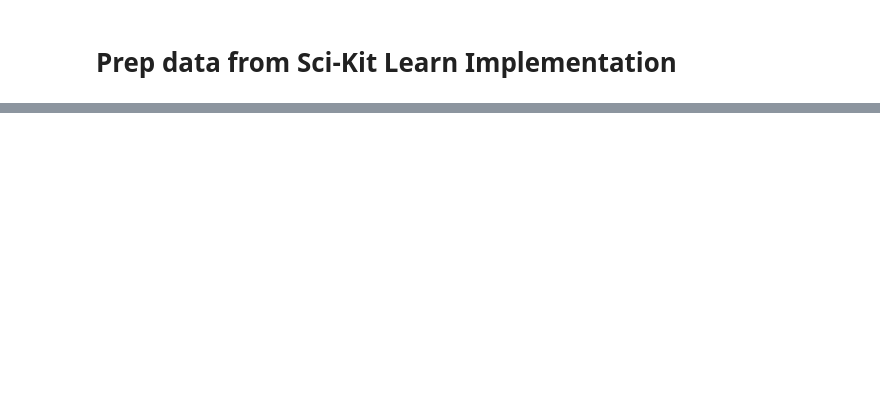
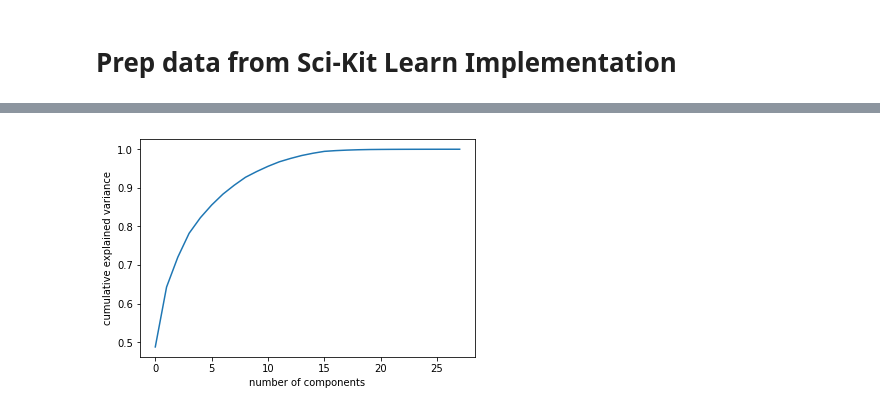
Before and after one commit to jyee11/NFL-Quarterback-Clustering, a Jupyter notebook: NFL_Report.ipynb, the cells around one changed output, grey strips where cells are left out. Saved outputs shown, nothing was run; the diff lists cells and outputs as text; code cells hidden in the pictures; blank space fills up the shorter version.

```diff
--- a/NFL_Report.ipynb
+++ b/NFL_Report.ipynb
@@ -190,0 +193,2 @@ qb_ready = qb.drop(['Rk', 'Tm', 'Pos', 'QBrec'], axis =1)
+# %%
+train, test = train_test_split(qb_ready, test_size = 0.25, random_state = 123)
@@ -190,0 +197,6 @@ qb_ready = qb.drop(['Rk', 'Tm', 'Pos', 'QBrec'], axis =1)
+# %%
+scaler = StandardScaler()
+scaler.fit(train)
+
+train_stan = scaler.transform(train)
+test_stan = scaler.transform(test)
@@ -190,0 +207,7 @@ qb_ready = qb.drop(['Rk', 'Tm', 'Pos', 'QBrec'], axis =1)
+# %%
+pca_fit = PCA().fit(train_stan)
+plt.plot(np.cumsum(pca_fit.explained_variance_ratio_))
+plt.xlabel('number of components')
+plt.ylabel('cumulative explained variance');
+# %% [output]
+[figure, added]
```
Also changed, not shown: parts of 11 cells of this notebook, 1 other file.
